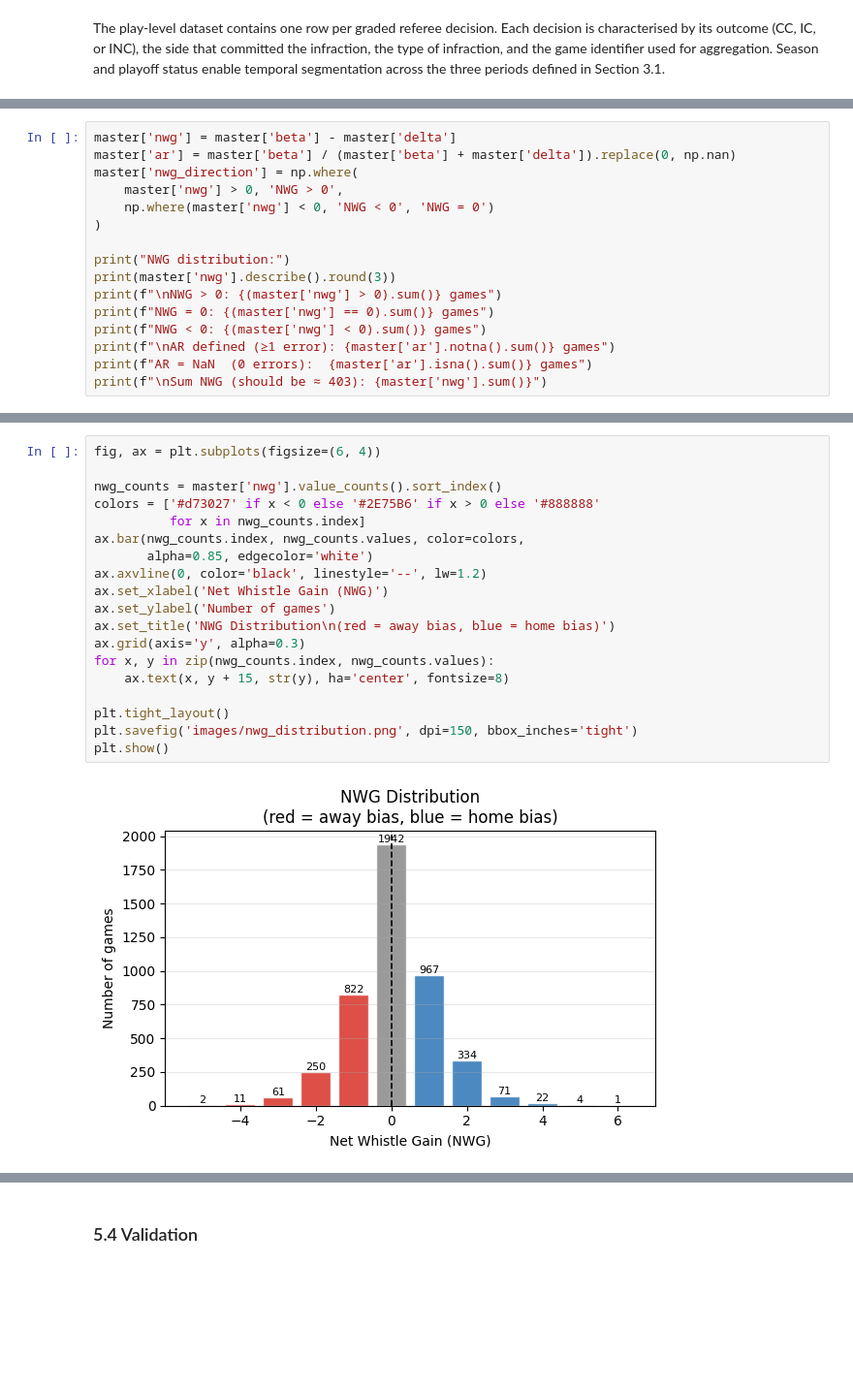
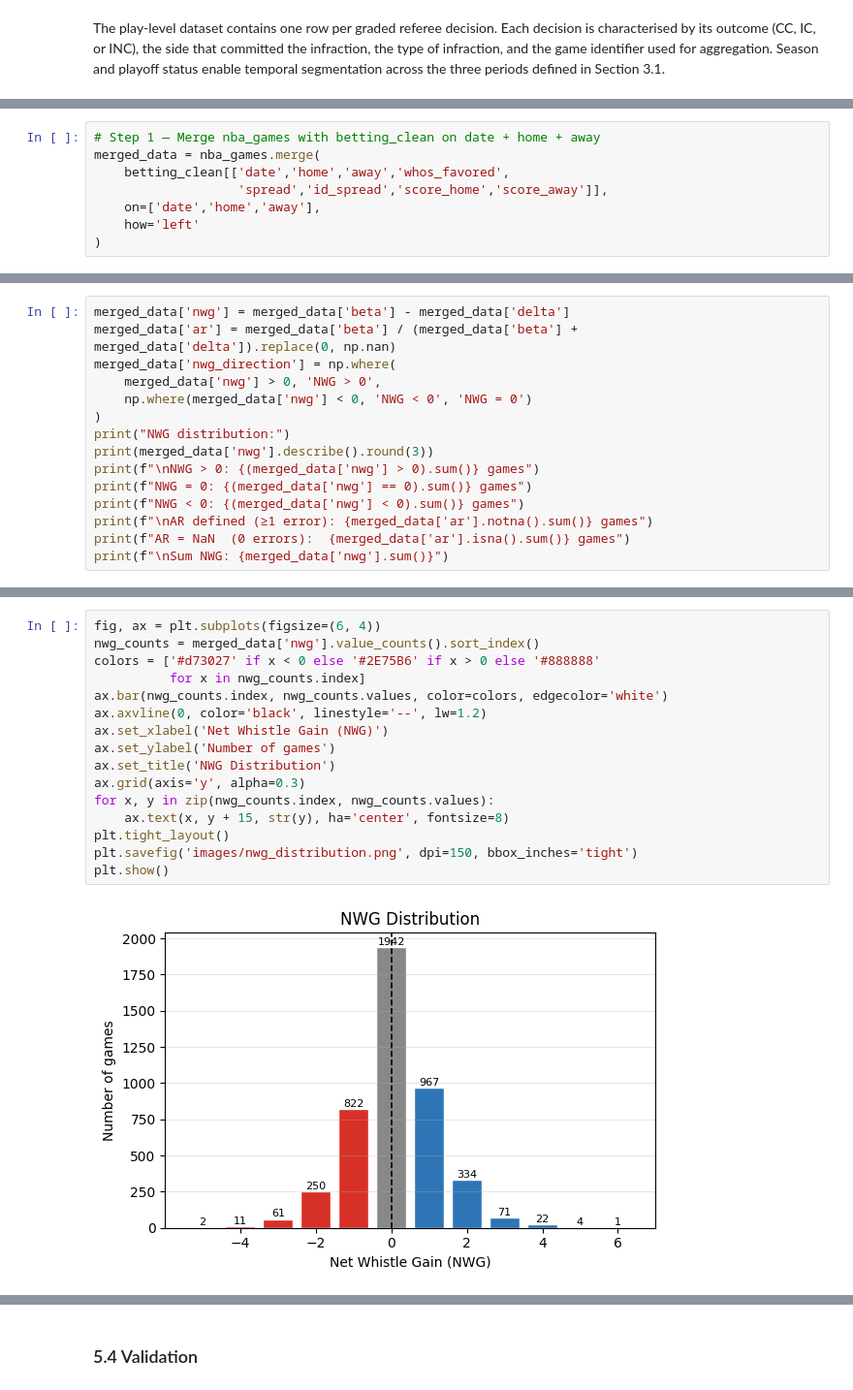
Before and after one commit to RoumenNikolov/decision-bias-study, a Jupyter notebook: bias_analysis.ipynb, the cells around one changed output, grey strips where cells are left out. Shown at 97% size. Drawn from its saved outputs; the diff is of its cells as text; blank space fills up the shorter version.

```diff
--- a/bias_analysis.ipynb
+++ b/bias_analysis.ipynb
@@ -2185,0 +2223,8 @@ The merge is performed in three steps.
+# %%
+# Step 1 — Merge nba_games with betting_clean on date + home + away
+merged_data = nba_games.merge(
+    betting_clean[['date','home','away','whos_favored',
+                   'spread','id_spread','score_home','score_away']],
+    on=['date','home','away'],
+    how='left'
+)
@@ -2221,19 +2293,18 @@ NWG, AR, and NWG_direction are computed from $\beta$ and $\delta$ as defined in
 # %%
-master['nwg'] = master['beta'] - master['delta']
-master['ar'] = master['beta'] / (master['beta'] + master['delta']).replace(0, np.nan)
-master['nwg_direction'] = np.where(
-    master['nwg'] > 0, 'NWG > 0',
-    np.where(master['nwg'] < 0, 'NWG < 0', 'NWG = 0')
+merged_data['nwg'] = merged_data['beta'] - merged_data['delta']
+merged_data['ar'] = merged_data['beta'] / (merged_data['beta'] + merged_data['delta']).replace(0, np.nan)
+merged_data['nwg_direction'] = np.where(
+    merged_data['nwg'] > 0, 'NWG > 0',
+    np.where(merged_data['nwg'] < 0, 'NWG < 0', 'NWG = 0')
 )
-
 print("NWG distribution:")
-print(master['nwg'].describe().round(3))
-print(f"\nNWG > 0: {(master['nwg'] > 0).sum()} games")
-print(f"NWG = 0: {(master['nwg'] == 0).sum()} games")
-print(f"NWG < 0: {(master['nwg'] < 0).sum()} games")
-print(f"\nAR defined (≥1 error): {master['ar'].notna().sum()} games")
-print(f"AR = NaN  (0 errors):  {master['ar'].isna().sum()} games")
-print(f"\nSum NWG (should be ≈ 403): {master['nwg'].sum()}")
+print(merged_data['nwg'].describe().round(3))
+print(f"\nNWG > 0: {(merged_data['nwg'] > 0).sum()} games")
+print(f"NWG = 0: {(merged_data['nwg'] == 0).sum()} games")
+print(f"NWG < 0: {(merged_data['nwg'] < 0).sum()} games")
+print(f"\nAR defined (≥1 error): {merged_data['ar'].notna().sum()} games")
+print(f"AR = NaN  (0 errors):  {merged_data['ar'].isna().sum()} games")
+print(f"\nSum NWG: {merged_data['nwg'].sum()}")
 # %% [output]
 NWG distribution:
 count    4487.000
@@ -2267,22 +2332,19 @@ Games with AR defined: 3047
 # %%
 fig, ax = plt.subplots(figsize=(6, 4))
-
-nwg_counts = master['nwg'].value_counts().sort_index()
+nwg_counts = merged_data['nwg'].value_counts().sort_index()
 colors = ['#d73027' if x < 0 else '#2E75B6' if x > 0 else '#888888'
           for x in nwg_counts.index]
-ax.bar(nwg_counts.index, nwg_counts.values, color=colors,
-       alpha=0.85, edgecolor='white')
+ax.bar(nwg_counts.index, nwg_counts.values, color=colors, edgecolor='white')
 ax.axvline(0, color='black', linestyle='--', lw=1.2)
 ax.set_xlabel('Net Whistle Gain (NWG)')
 ax.set_ylabel('Number of games')
-ax.set_title('NWG Distribution\n(red = away bias, blue = home bias)')
+ax.set_title('NWG Distribution')
 ax.grid(axis='y', alpha=0.3)
 for x, y in zip(nwg_counts.index, nwg_counts.values):
     ax.text(x, y + 15, str(y), ha='center', fontsize=8)
-
 plt.tight_layout()
 plt.savefig('images/nwg_distribution.png', dpi=150, bbox_inches='tight')
 plt.show()
 # %% [output]
-[figure, old version]
+[figure, new version]
 # %% [markdown]
```
Also changed, not shown: parts of 91 cells of this notebook, 5 other files.
